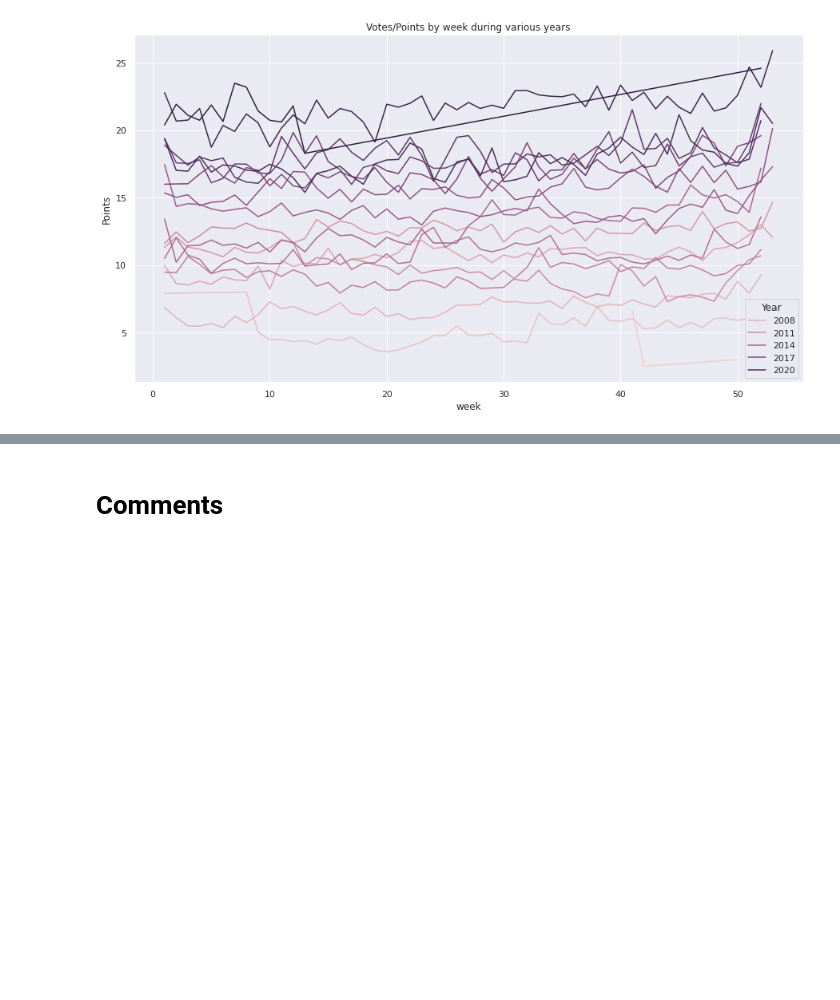
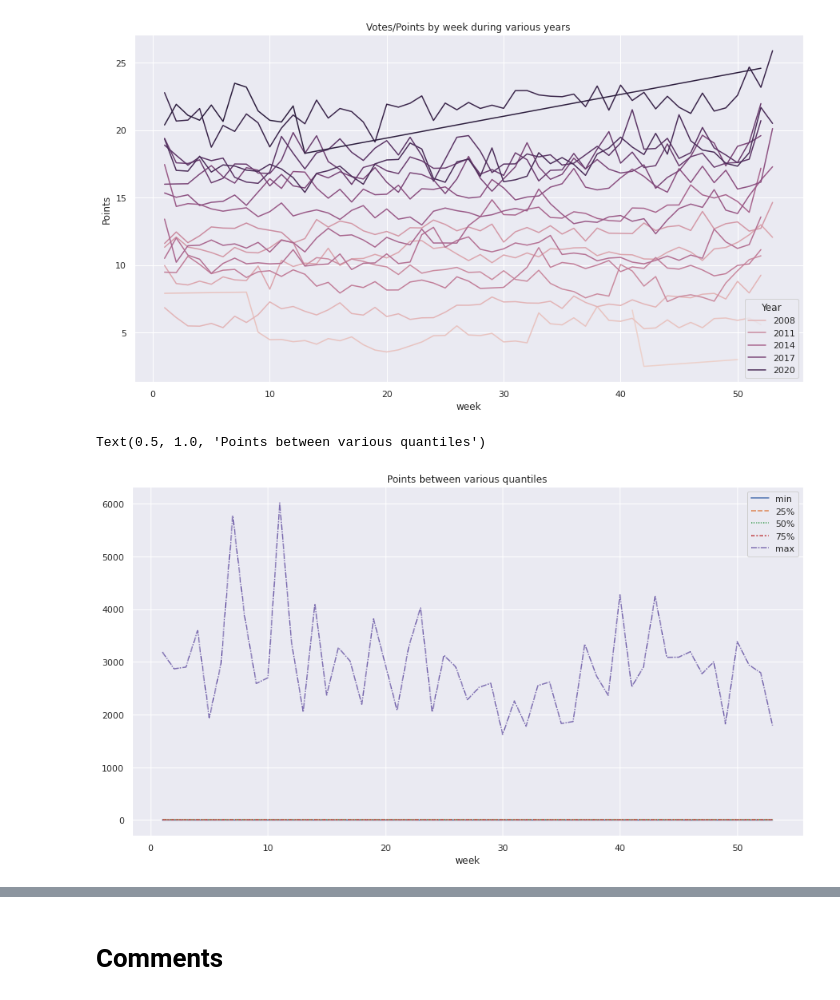
Before and after one commit to Jayjake1/100-Days-of-Code, a Jupyter notebook: hacker-news.ipynb, the cells around one changed output, grey strips where cells are left out. Cells and saved outputs as stored; diff of their text form; code cells hidden in the pictures; blank space fills up the shorter version.

```diff
--- a/hacker-news.ipynb
+++ b/hacker-news.ipynb
@@ -309,3 +357,12 @@ sns.lineplot(x=df['week'],y=df['Points'],hue=df['Year'],ci=None).set_title('Vote
 # %% [output]
 Text(0.5, 1.0, 'Votes/Points by week during various years')
 [figure]
+# %%
+# Quantiles by Week
+df_3 = df.copy()
+df_3 = df_3.groupby(['week']).describe()
+plt.figure(figsize=[15,8])
+sns.lineplot(data=df_3['Points'][['min','25%', '50%', '75%','max']]).set_title('Points between various quantiles')
+# %% [output]
+Text(0.5, 1.0, 'Points between various quantiles')
+[figure, added]
```
Also changed, not shown: parts of 17 cells of this notebook.
